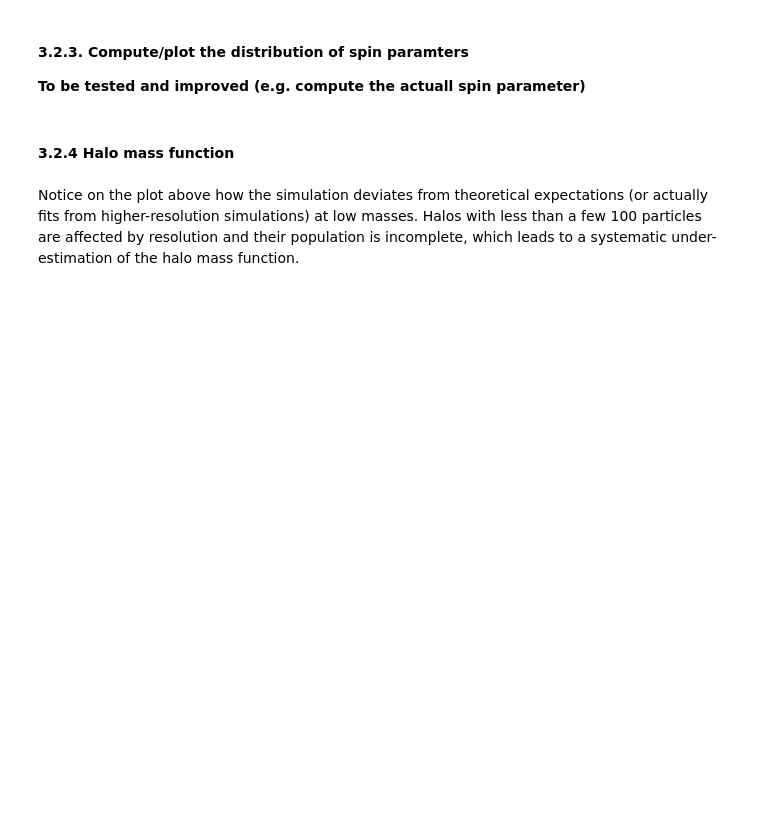
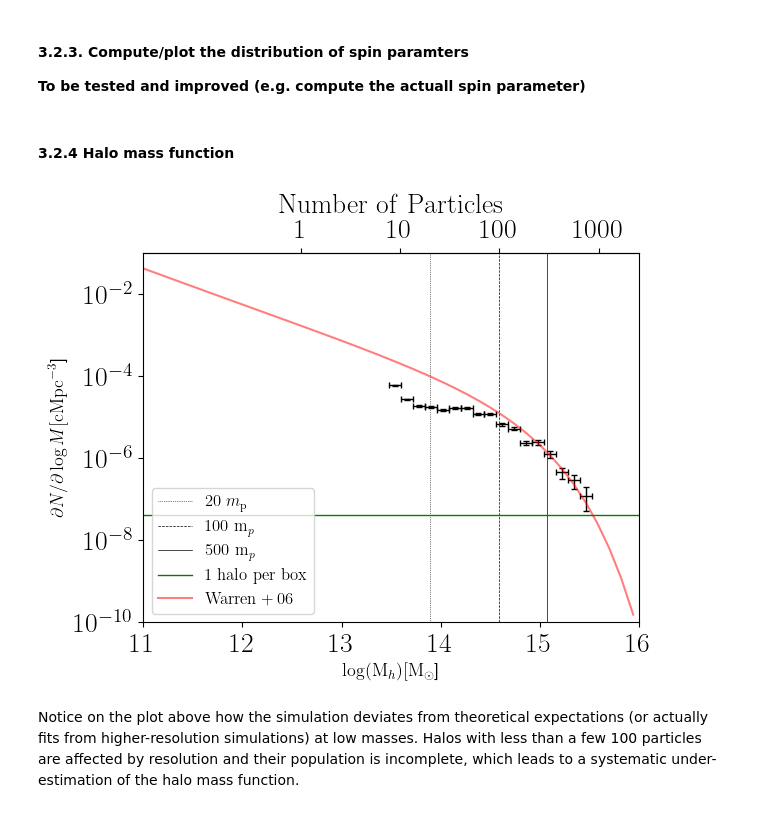
Before and after one commit to blaizot/ramses-tutorials, a Jupyter notebook: Cosmological-Volume/tutorial.ipynb, the cells around one changed output. Saved outputs shown, nothing was run; the diff lists cells and outputs as text; code cells hidden in the pictures; blank space fills up the shorter version.

```diff
--- a/Cosmological-Volume/tutorial.ipynb
+++ b/Cosmological-Volume/tutorial.ipynb
@@ -317,36 +425,37 @@ ax.axhline(normalisation,color='g',lw=1,ls='-',label=r'${\rm 1\ halo\ per\ box}$
 #add a second axis to show the number of particles
 def logM_to_log_particles(logM):
     """ Convert halo mass (log scale) to number of particles (log scale). """
     particles = 10**logM / pmass
     return np.log10(particles)
 def log_particles_to_logM(logN):
     """ Convert number of particles (log scale) to halo mass (log scale). """
     return np.log10(10**logN * pmass)
+
 secax = ax.secondary_xaxis('top', functions=(logM_to_log_particles, log_particles_to_logM))
 particle_ticks_log = [0, 1, 2, 3, 4]
 particle_ticks = [10**tick for tick in particle_ticks_log]
 secax.set_xticks(particle_ticks_log)
 secax.set_xticklabels([r'${}$'.format(int(tick)) for tick in particle_ticks])
 secax.set_xlabel(r'${\rm Number\ of\ Particles}$')
-
-
 
 # make the plot pretty
 plt.xlim(11,16)
 plt.ylim(1e-10,1e-1)
 plt.xlabel(r'$ \log({\rm M}_h) [ {\rm M}_\odot$]',fontsize=13)
 plt.ylabel(r'$\partial N/ \partial \log M [{\rm cMpc}^{-3}$]',fontsize=13)
 plt.yscale('log')
 
 # Add models from Collossus
 from colossus.lss import mass_function
 from colossus.cosmology import cosmology
 cosmology.setCosmology('planck18')
 little_h = cosmology.current_cosmo.H0/100.
 redshift = ds.current_redshift
 HMF_T = mass_function.massFunction(10.**xmid*little_h, redshift, mdef = 'fof', model = 'warren06',q_out = 'dndlnM')
 plt.plot(xmid, HMF_T,label=r"${\rm Warren+06}$",c='r',alpha=0.5)
-hush  = plt.legend()
+hush  = plt.legend(fontsize=12,loc='lower left')
+# %% [output]
+[figure, added]
 # %% [markdown]
 Notice on the plot above how the simulation deviates from theoretical expectations (or actually fits from higher-resolution simulations) at low masses. Halos with less than a few 100 particles are affected by resolution and their population is incomplete, which leads to a systematic under-estimation of the halo mass function.
 # %% [markdown]
```
Also changed, not shown: parts of 15 cells of this notebook.
